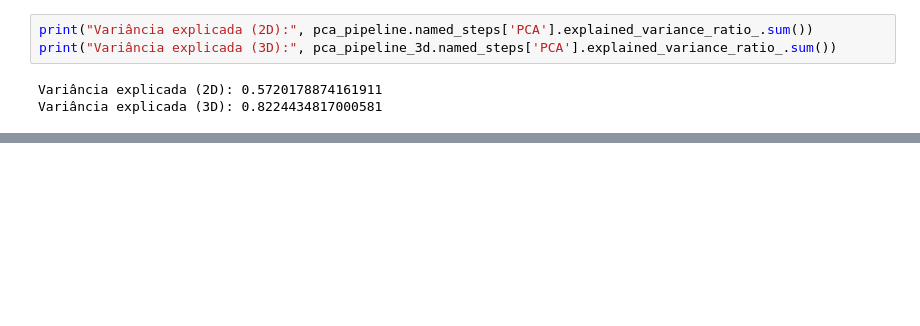
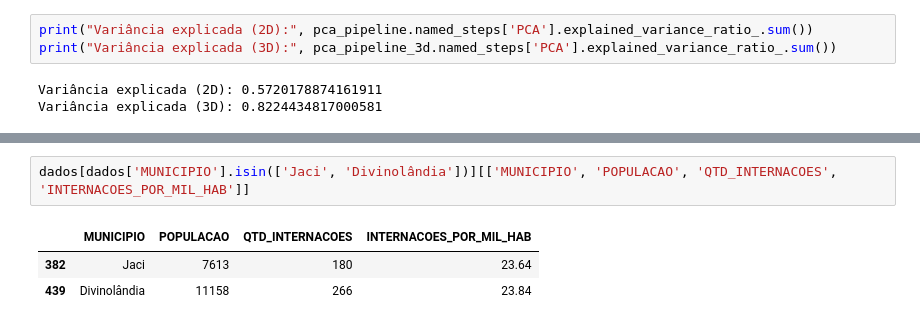
Before and after one commit to Melissa-Etes/Sprint2_grupo54, a Jupyter notebook: EC_Sprint2_HospiDataSUS_Clusterizacao_Grupo54.ipynb, the cells around one changed output, grey strips where cells are left out. Cells and saved outputs as stored; diff of their text form; blank space fills up the shorter version.

```diff
--- a/EC_Sprint2_HospiDataSUS_Clusterizacao_Grupo54.ipynb
+++ b/EC_Sprint2_HospiDataSUS_Clusterizacao_Grupo54.ipynb
@@ -194,0 +203,6 @@ Variância explicada (3D): 0.8224434817000581
+# %%
+dados[dados['MUNICIPIO'].isin(['Jaci', 'Divinolândia'])][['MUNICIPIO', 'POPULACAO', 'QTD_INTERNACOES', 'INTERNACOES_POR_MIL_HAB']]
+# %% [output]
+|  | MUNICIPIO | POPULACAO | QTD_INTERNACOES | INTERNACOES_POR_MIL_HAB |
+| 382 | Jaci | 7613 | 180 | 23.64 |
+| 439 | Divinolândia | 11158 | 266 | 23.84 |
```
Also changed, not shown: parts of 2 cells of this notebook.
